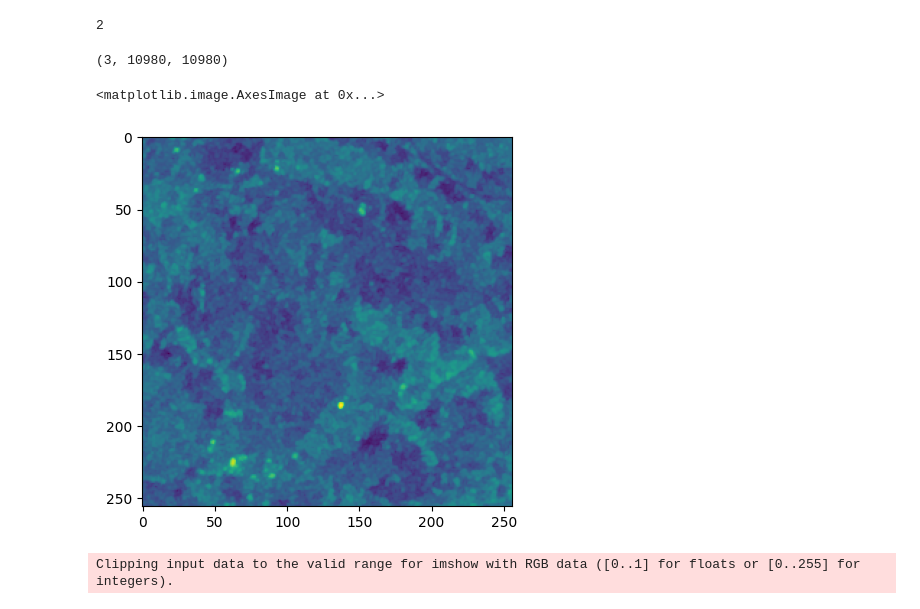
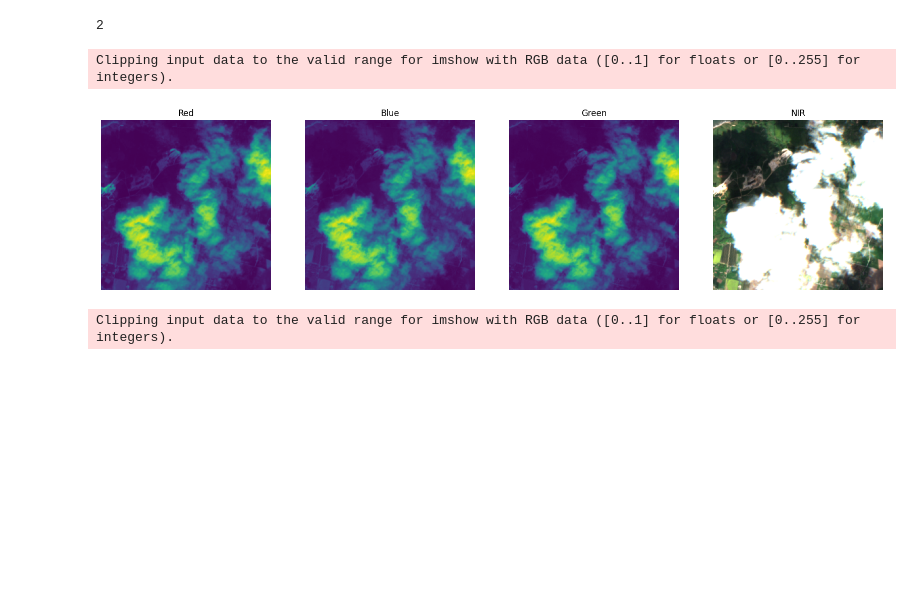
Before and after one commit to ThomasHEBRARD/cloud_removal, a Jupyter notebook: preprocess/bacasable.ipynb, the cells around one changed output. Drawn from its saved outputs; the diff is of its cells as text; code cells hidden in the pictures; blank space fills up the shorter version.

```diff
--- a/preprocess/bacasable.ipynb
+++ b/preprocess/bacasable.ipynb
@@ -76,4 +73,0 @@ im = gdal.Open("/Volumes/X/Data/fusion-s1-s2/s1db/32VNH/threeband/139/S1_32VNH_2
-# %%
-im.shape
-# %% [output]
-(3, 10980, 10980)
@@ -82,8 +74,61 @@ im = im.transpose((1, 2, 0))
-# %%
-plt.imshow(im[5000:5256,5000:5256,1])
-# %% [output]
-<matplotlib.image.AxesImage at 0x...>
-[figure, removed]
+# %%
+# hv = gdal.Open("data/cropped/s1/S1_32VNH_20190403/S1_32VNH_20190403_HV/S1_32VNH_20190403_HV_0_499980_6297440_256.vrt").ReadAsArray()
+# vv = gdal.Open("data/cropped/s1/S1_32VNH_20190403/S1_32VNH_20190403_VV/S1_32VNH_20190403_VV_0_499980_6297440_256.vrt").ReadAsArray()
+r = gdal.Open("data/cropped/s2/S2_32VNH_20190503/S2_32VNH_20190503_B04/S2_32VNH_20190503_B04_0_499980_6297440_256.vrt").ReadAsArray()
+g = gdal.Open("data/cropped/s2/S2_32VNH_20190503/S2_32VNH_20190503_B03/S2_32VNH_20190503_B03_0_499980_6297440_256.vrt").ReadAsArray()
+b = gdal.Open("data/cropped/s2/S2_32VNH_20190503/S2_32VNH_20190503_B02/S2_32VNH_20190503_B02_0_499980_6297440_256.vrt").ReadAsArray()
+huit = gdal.Open("data/cropped/s2/S2_32VNH_20190503/S2_32VNH_20190503_B08/S2_32VNH_20190503_B08_0_499980_6297440_256.vrt").ReadAsArray()
+rgb = np.stack((r, g, b), axis=-1)/2000
+
+# r = gdal.Open("data/cropped/s2/S2_32VNH_20190413/S2_32VNH_20190413_B04/S2_32VNH_20190413_B04_0_499980_6297440_256.vrt").ReadAsArray()
+# g = gdal.Open("data/cropped/s2/S2_32VNH_20190413/S2_32VNH_20190413_B03/S2_32VNH_20190413_B03_0_499980_6297440_256.vrt").ReadAsArray()
+# b = gdal.Open("data/cropped/s2/S2_32VNH_20190413/S2_32VNH_20190413_B02/S2_32VNH_20190413_B02_0_499980_6297440_256.vrt").ReadAsArray()
+# huit = gdal.Open("data/cropped/s2/S2_32VNH_20190401/S2_32VNH_20190401_B08/S2_32VNH_20190401_B08_0_499980_6297440_256.vrt").ReadAsArray()
+rgb2 = np.stack((r, g, b), axis=-1)/2000
+# %%
+# im = im.transpose((1, 2, 0))
+
+import matplotlib.pyplot as plt
+import matplotlib.image as mpimg
+
+# Load images
+img1 = r
+img2 = g
+img3 = b
+img4 = rgb
+
+# Create a figure
+fig = plt.figure(figsize=(20,10)) # Adjust the size as needed
+
+# Add subplot for img1
+ax1 = fig.add_subplot(1,4,1) # 1 row, 4 columns, first plot
+ax1.imshow(img1)
+ax1.axis('off') # Hide axis
+ax1.set_title('Red')
+
+# Add subplot for img2
+ax2 = fig.add_subplot(1,4,2) # 1 row, 4 columns, second plot
+ax2.imshow(img2)
+ax2.axis('off') # Hide axis
+ax2.set_title('Blue')
+
+# Add subplot for img3
+ax3 = fig.add_subplot(1,4,3) # 1 row, 4 columns, third plot
+ax3.imshow(img3)
+ax3.axis('off') # Hide axis
+ax3.set_title('Green')
+
+# Add subplot for img4
+ax4 = fig.add_subplot(1,4,4) # 1 row, 4 columns, fourth plot
+ax4.imshow(img4)
+ax4.axis('off') # Hide axis
+ax4.set_title('NIR')
+
+# Display the figure with the images
+plt.show()
+# %% [output]
+Clipping input data to the valid range for imshow with RGB data ([0..1] for floats or [0..255] for integers).
+[figure, added]
 # %%
 path = "S2_32VNH_20210404_B02_17_543500_6297440_256"
 d = gdal.Open("data/cropped/s2/S2_32VNH_20210404/S2_32VNH_20210404_B02/S2_32VNH_20210404_B02_17_543500_6297440_256.vrt").ReadAsArray()
```
Also changed, not shown: parts of 2 cells of this notebook, 15 other files.
